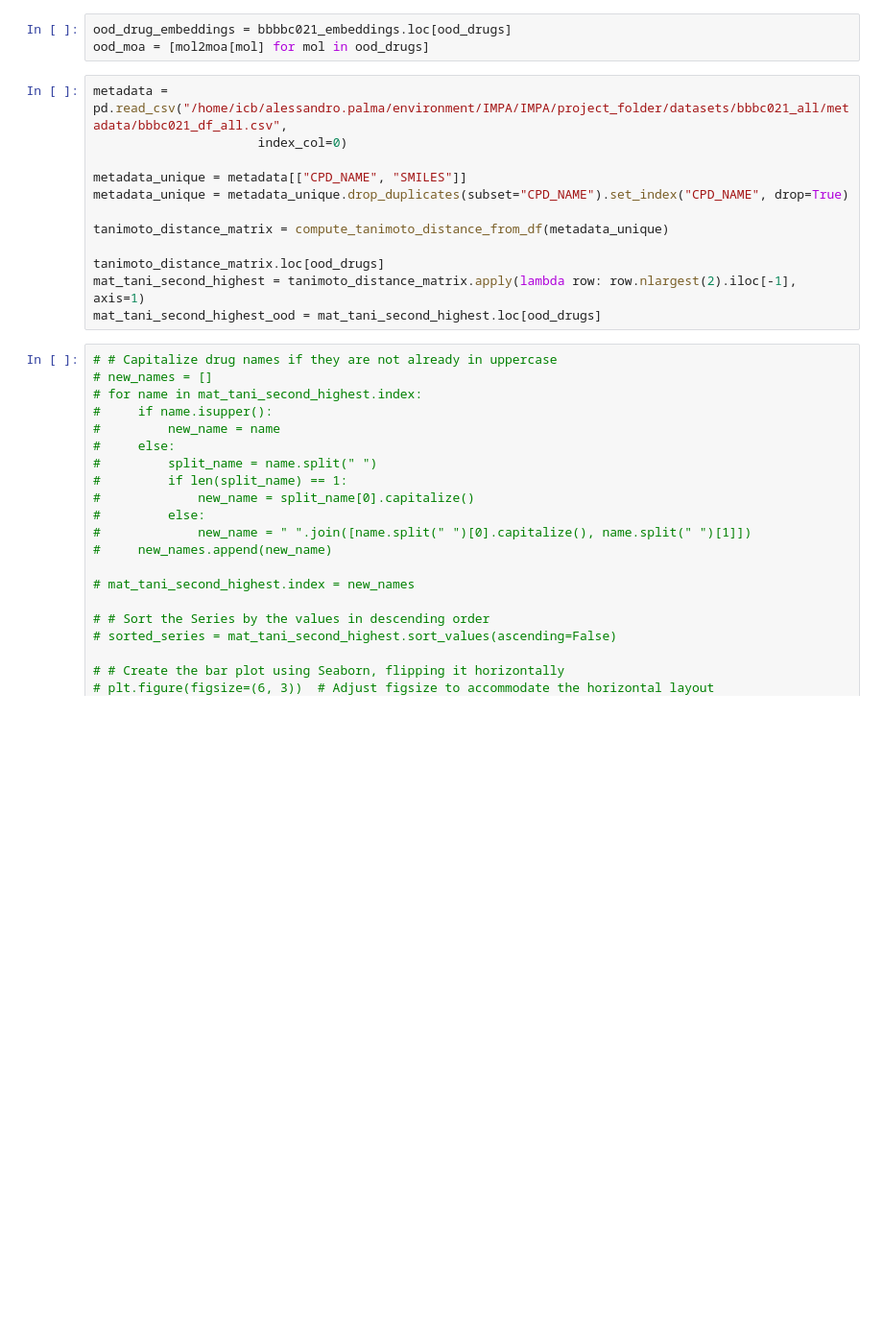
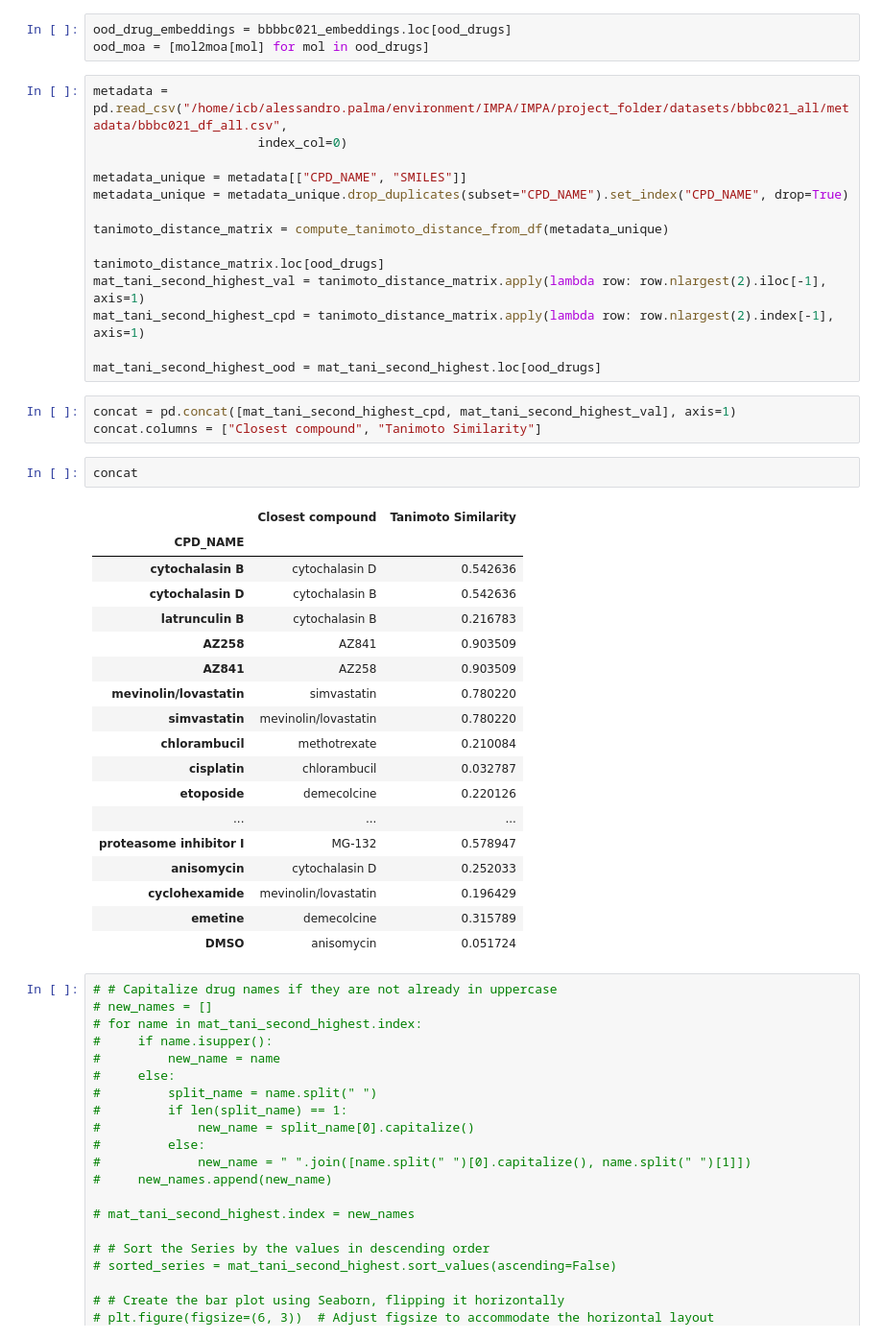
Before and after one commit to theislab/IMPA, a Jupyter notebook: notebooks/cpg0000/corrections_old_paper/unseen_drug_experiments.ipynb, the cells around one changed output. Shown at 96% size. Cells and saved outputs as stored; diff of their text form; blank space fills up the shorter version.

```diff
--- a/notebooks/cpg0000/corrections_old_paper/unseen_drug_experiments.ipynb
+++ b/notebooks/cpg0000/corrections_old_paper/unseen_drug_experiments.ipynb
@@ -162,8 +160,34 @@ metadata_unique = metadata_unique.drop_duplicates(subset="CPD_NAME").set_index("
 tanimoto_distance_matrix = compute_tanimoto_distance_from_df(metadata_unique)
 
 tanimoto_distance_matrix.loc[ood_drugs]
-mat_tani_second_highest = tanimoto_distance_matrix.apply(lambda row: row.nlargest(2).iloc[-1], axis=1)
+mat_tani_second_highest_val = tanimoto_distance_matrix.apply(lambda row: row.nlargest(2).iloc[-1], axis=1)
+mat_tani_second_highest_cpd = tanimoto_distance_matrix.apply(lambda row: row.nlargest(2).index[-1], axis=1)
+
 mat_tani_second_highest_ood = mat_tani_second_highest.loc[ood_drugs]
+# %%
+concat = pd.concat([mat_tani_second_highest_cpd, mat_tani_second_highest_val], axis=1)
+concat.columns = ["Closest compound", "Tanimoto Similarity"]
+# %%
+concat
+# %% [output]
+|  | Closest compound | Tanimoto Similarity |
+| CPD_NAME |  |  |
+| cytochalasin B | cytochalasin D | 0.542636 |
+| cytochalasin D | cytochalasin B | 0.542636 |
+| latrunculin B | cytochalasin B | 0.216783 |
+| AZ258 | AZ841 | 0.903509 |
+| AZ841 | AZ258 | 0.903509 |
+| mevinolin/lovastatin | simvastatin | 0.780220 |
+| simvastatin | mevinolin/lovastatin | 0.780220 |
+| chlorambucil | methotrexate | 0.210084 |
+| cisplatin | chlorambucil | 0.032787 |
+| etoposide | demecolcine | 0.220126 |
+| ... | ... | ... |
+| proteasome inhibitor I | MG-132 | 0.578947 |
+| anisomycin | cytochalasin D | 0.252033 |
+| cyclohexamide | mevinolin/lovastatin | 0.196429 |
+| emetine | demecolcine | 0.315789 |
+| DMSO | anisomycin | 0.051724 |
 # %%
 # # Capitalize drug names if they are not already in uppercase
 # new_names = []
```
Also changed, not shown: parts of 3 cells of this notebook, 4 other files.
